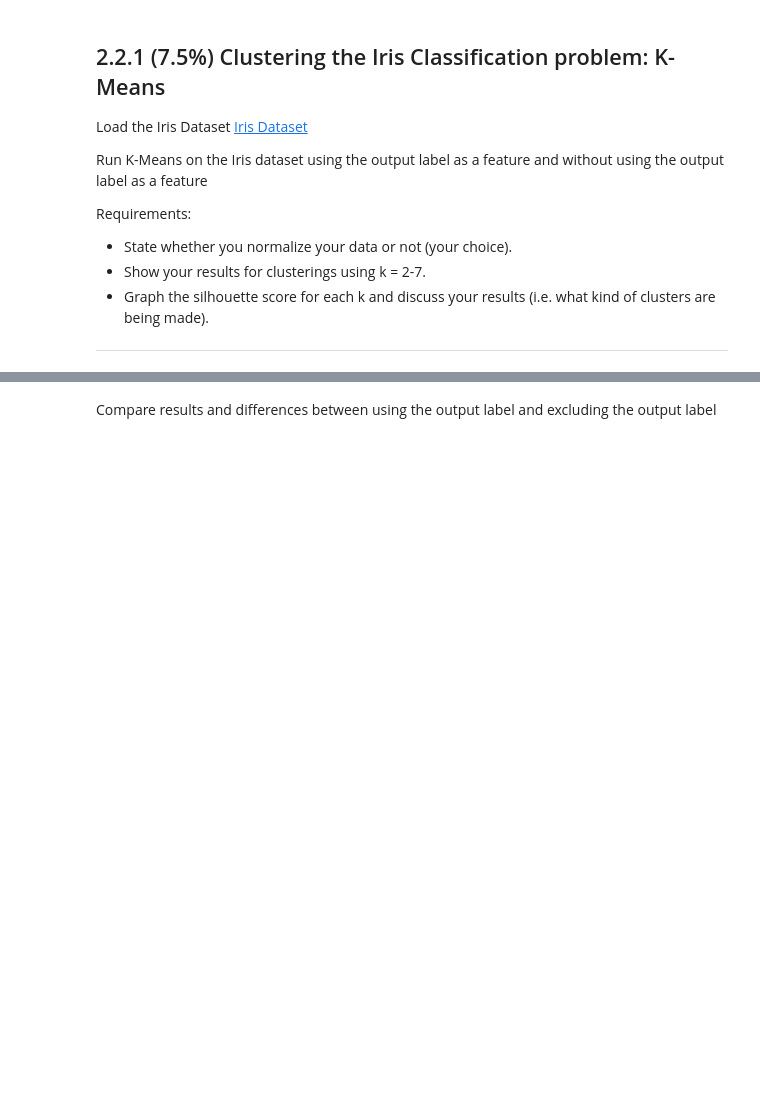
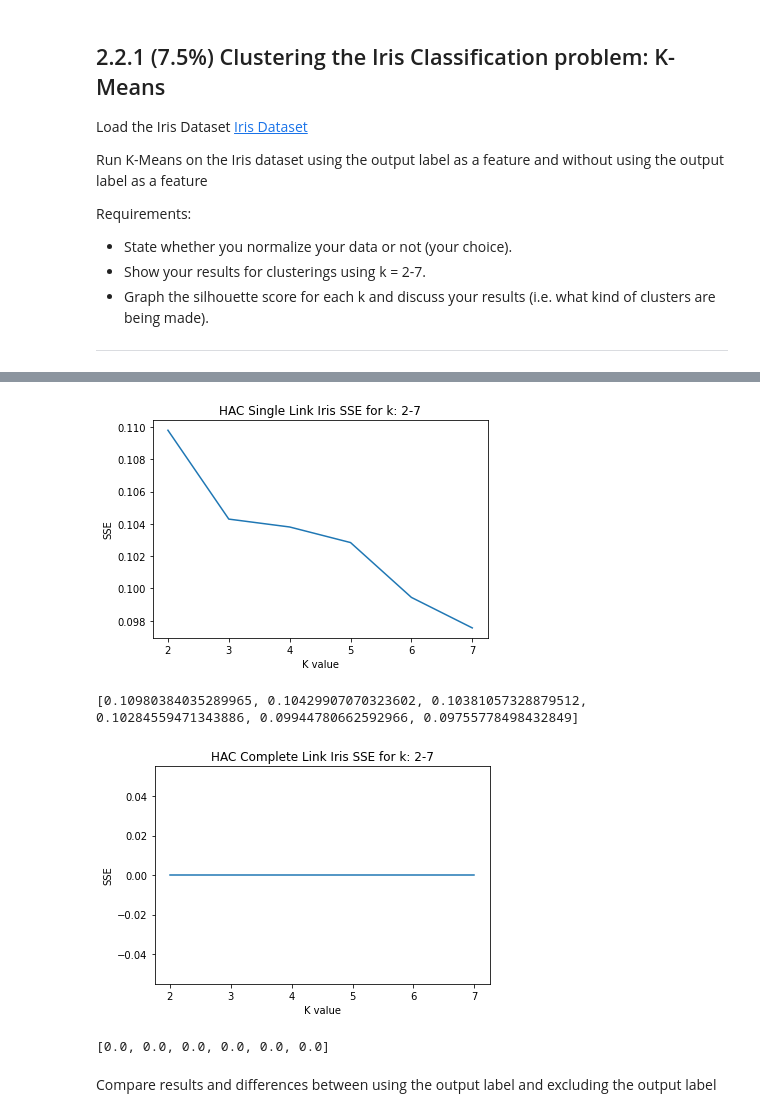
Before and after one commit to alexheiner/CS472-Labs, a Jupyter notebook: Lab5/lab_5_Clustering.ipynb, the cells around one changed output, grey strips where cells are left out. Saved outputs shown, nothing was run; the diff lists cells and outputs as text; code cells hidden in the pictures; blank space fills up the shorter version.

```diff
--- a/Lab5/lab_5_Clustering.ipynb
+++ b/Lab5/lab_5_Clustering.ipynb
@@ -605,3 +647,33 @@ Requirements:
+# %%
+# Iris Classification with output label
+!curl -s https://raw.githubusercontent.com/cs472ta/CS472/master/datasets/iris.arff --output iris.arff
+iris_data = arff.loadarff('iris.arff')
+iris_df = pd.DataFrame(iris_data[0])
+iris_df = iris_df.iloc[: , :-1]
+iris_norm = preprocessing.normalize(iris_df, axis=0)
+
+s_sse = []
+c_sse = []
+k_vals = [2,3,4,5,6,7]
+for k_val in k_vals:
+  # fit and score with single link
+  s_clf = HACClustering(k=k_val, link_type='single')
+  res = s_clf.fit(iris_norm)
+  res.score()
+  s_sse.append(res.get_total_sse())
+  # fit and score with complete link
+  c_clf = HACClustering(k=k_val, link_type='complete')
+  res = c_clf.fit(iris_norm)
+  res.score()
+  c_sse.append(res.get_total_sse())
+
+plot_sse(k_vals, s_sse, "HAC Single Link")
+plot_sse(k_vals, c_sse, "HAC Complete Link")
+# %% [output]
+[figure, added]
+[0.10980384035289965, 0.10429907070323602, 0.10381057328879512, 0.10284559471343886, 0.09944780662592966, 0.09755778498432849]
+[figure, added]
+[0.0, 0.0, 0.0, 0.0, 0.0, 0.0]
 # %% [markdown]
 Compare results and differences between using the output label and excluding the output label
 # %% [markdown]
```
Also changed, not shown: parts of 20 cells of this notebook, 1 other file.
